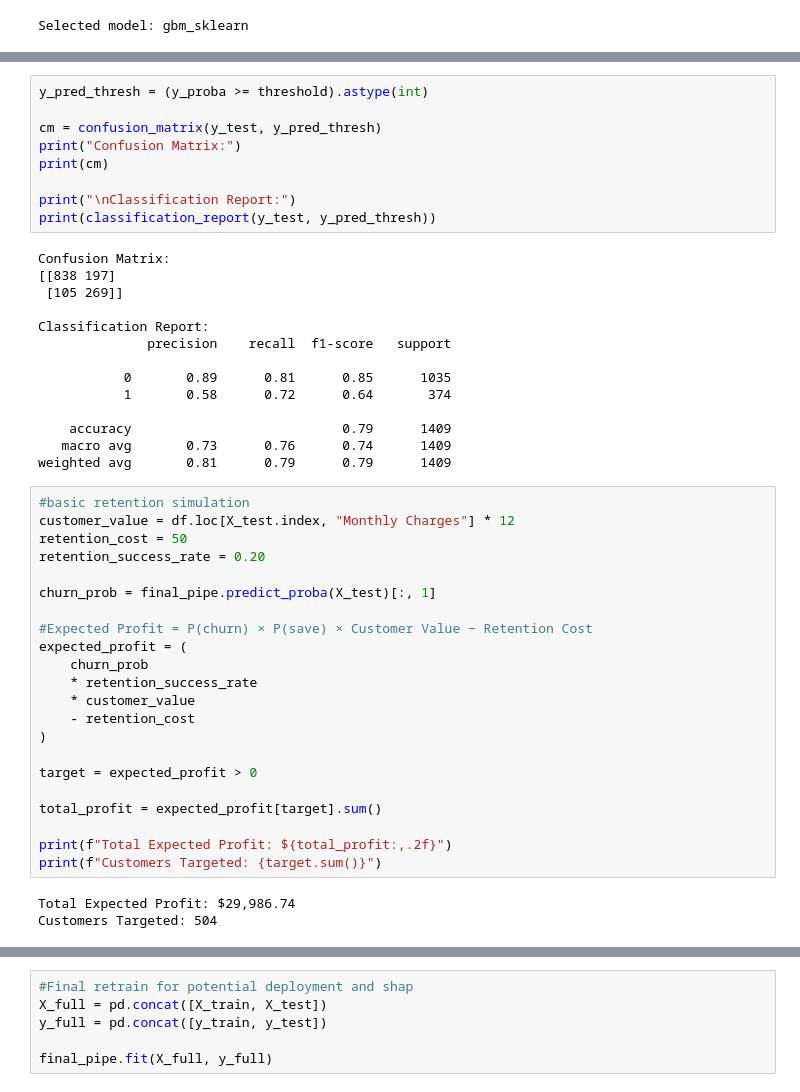
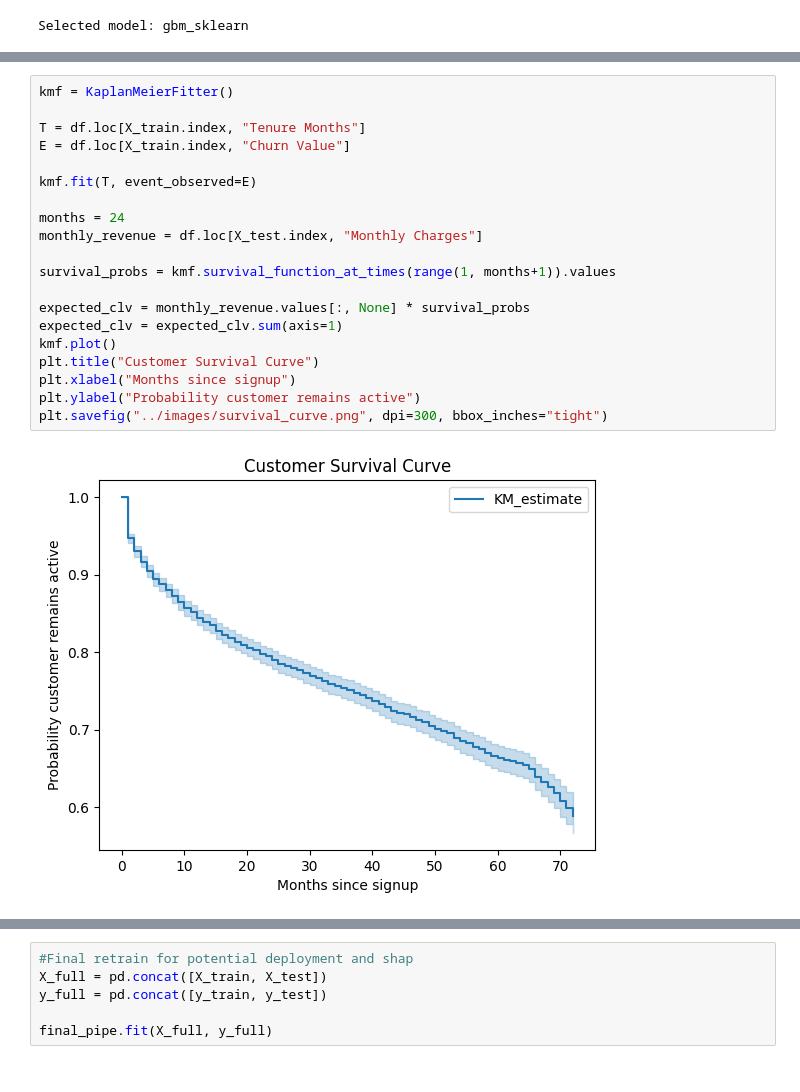
Before and after one commit to EvanW22/telco-churn-retention, a Jupyter notebook: notebooks/churn_analysis.ipynb, the cells around one changed output, grey strips where cells are left out. Drawn from its saved outputs; the diff is of its cells as text.

Commit message:
improved customer value approximation

```diff
--- a/notebooks/churn_analysis.ipynb
+++ b/notebooks/churn_analysis.ipynb
@@ -325,49 +272,23 @@ plt.show()
-# %%
-y_pred_thresh = (y_proba >= threshold).astype(int)
-
-cm = confusion_matrix(y_test, y_pred_thresh)
-print("Confusion Matrix:")
-print(cm)
-
-print("\nClassification Report:")
-print(classification_report(y_test, y_pred_thresh))
-# %% [output]
-Confusion Matrix:
-[[838 197]
- [105 269]]
-
-Classification Report:
-              precision    recall  f1-score   support
-
-           0       0.89      0.81      0.85      1035
-           1       0.58      0.72      0.64       374
-
-    accuracy                           0.79      1409
-   macro avg       0.73      0.76      0.74      1409
-weighted avg       0.81      0.79      0.79      1409
-# %%
-#basic retention simulation
-customer_value = df.loc[X_test.index, "Monthly Charges"] * 12
-retention_cost = 50
-retention_success_rate = 0.20
-
-churn_prob = final_pipe.predict_proba(X_test)[:, 1]
-
-#Expected Profit = P(churn) × P(save) × Customer Value − Retention Cost
-expected_profit = (
-    churn_prob
-    * retention_success_rate
-    * customer_value
-    - retention_cost
-)
-
-target = expected_profit > 0
-
-total_profit = expected_profit[target].sum()
-
-print(f"Total Expected Profit: ${total_profit:,.2f}")
-print(f"Customers Targeted: {target.sum()}")
-# %% [output]
-Total Expected Profit: $29,986.74
-Customers Targeted: 504
+# %%
+kmf = KaplanMeierFitter()
+
+T = df.loc[X_train.index, "Tenure Months"]
+E = df.loc[X_train.index, "Churn Value"]
+
+kmf.fit(T, event_observed=E)
+
+months = 24
+monthly_revenue = df.loc[X_test.index, "Monthly Charges"]
+
+survival_probs = kmf.survival_function_at_times(range(1, months+1)).values
+
+expected_clv = monthly_revenue.values[:, None] * survival_probs
+expected_clv = expected_clv.sum(axis=1)
+kmf.plot()
+plt.title("Customer Survival Curve")
+plt.xlabel("Months since signup")
+plt.ylabel("Probability customer remains active")
+plt.savefig("../images/survival_curve.png", dpi=300, bbox_inches="tight")
+# %% [output]
+[figure, added]
 # %%
```
Also changed, not shown: parts of 12 cells of this notebook, 11 other files.
